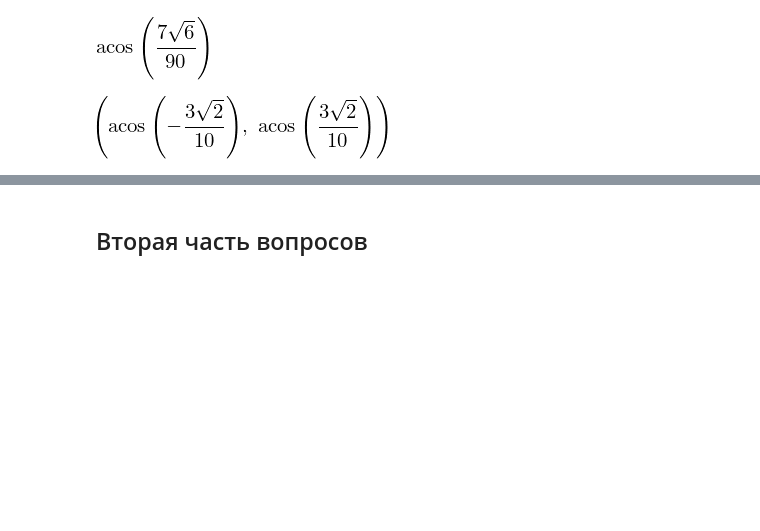
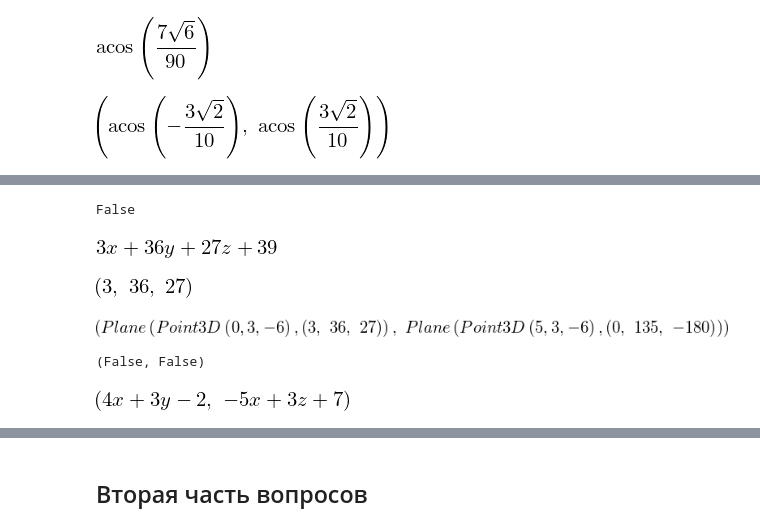
Before and after one commit to Vakosta/hse_tex, a Jupyter notebook: MathWorkshop/AlgebraCrib.ipynb, the cells around one changed output, grey strips where cells are left out. Cells and saved outputs as stored; diff of their text form; code cells hidden in the pictures; blank space fills up the shorter version.

```diff
--- a/MathWorkshop/AlgebraCrib.ipynb
+++ b/MathWorkshop/AlgebraCrib.ipynb
@@ -493,0 +502,55 @@ AB.angle_between(CD), AB.smallest_angle_between(CD)
+# %%
+# Задание точек
+A = sp.Point(-1, 2, -4)
+B = sp.Point(2, -2, 1)
+C = sp.Point(5, 3, -6)
+D = sp.Point(0, 3, -6)
+
+# Задание прямых по точкам
+AB = sp.Line(A, B)
+CD = sp.Line(C, D)
+
+# Задание лучей по точкам
+AB_ray = sp.Ray(A, B)
+CD_ray = sp.Ray(C, D)
+
+# Задание отрезков по точкам
+AB_segment = sp.Segment(A, B)
+CD_segment = sp.Segment(C, D)
+# %%
+# Между другими объектами проверять общие точки можно с помощью этого же метода.
+# Существуют ли общие точки:
+AB.are_concurrent(CD)
+# %% [output]
+False
+# %%
+# Задание плоскости
+ABC = sp.Plane(A, B, C)
+# %%
+# Уравнение плоскости
+ABC.equation()
+# %% [output]
+[figure, added]
+# %%
+# Нормаль плоскости
+ABC.normal_vector
+# %% [output]
+[figure, added]
+# %%
+# Построение параллельной плоскости, проходящей через точку;
+# Построение перпендикуларной плоскости, проходящей через две точки
+ABC.parallel_plane(D), ABC.perpendicular_plane(C, D)
+# %% [output]
+[figure, added]
+# %%
+# Проверка параллельности/перпендикулярности
+BCD = sp.Plane(B, C, D)
+ABC.is_parallel(BCD), ABC.is_perpendicular(BCD)
+# %% [output]
+(False, False)
+# %%
+# Для прямой методы параллельности/перпендикулярности аналогичные
+# Уравнение прямой:
+AB.equation()
+# %% [output]
+[figure, added]
```
Also changed, not shown: parts of 6 cells of this notebook.
